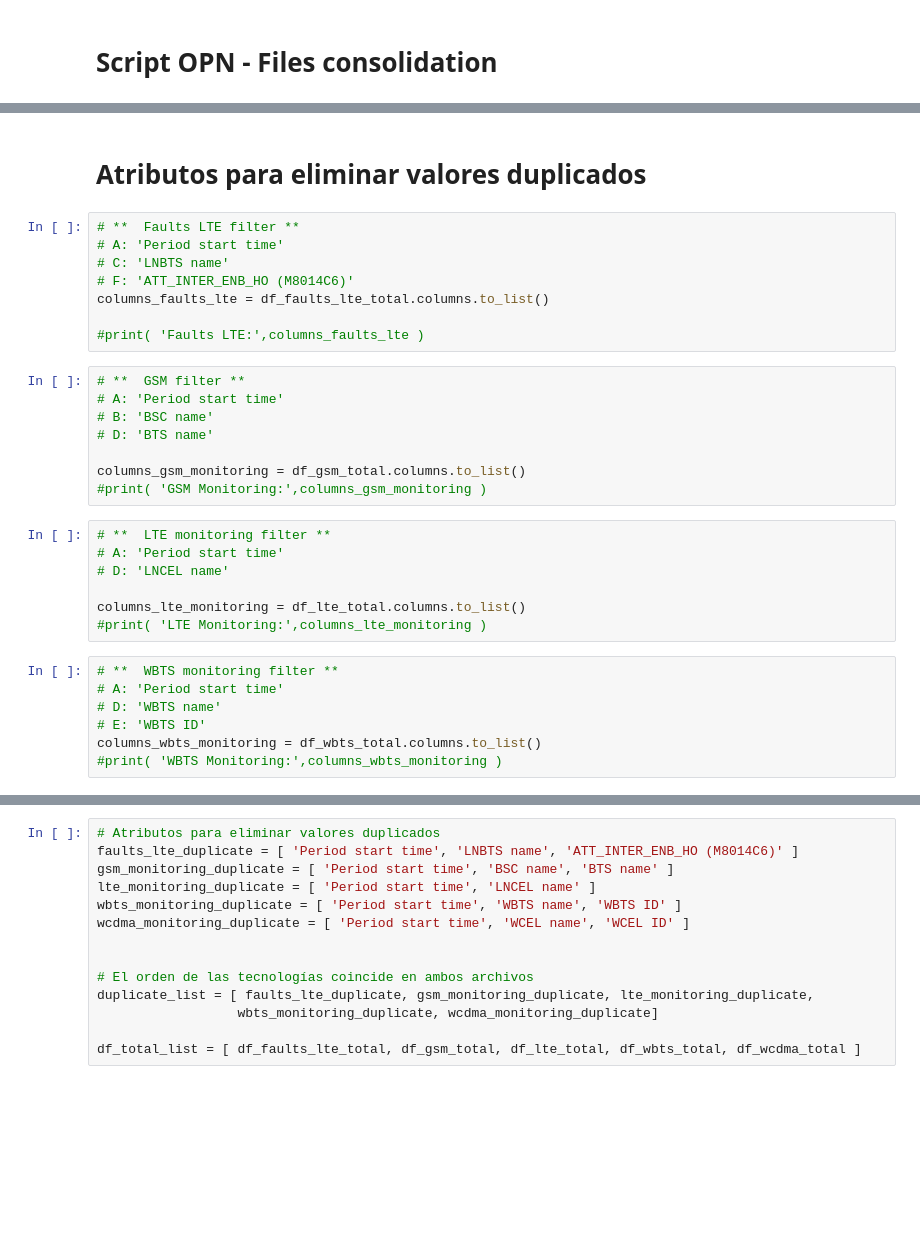
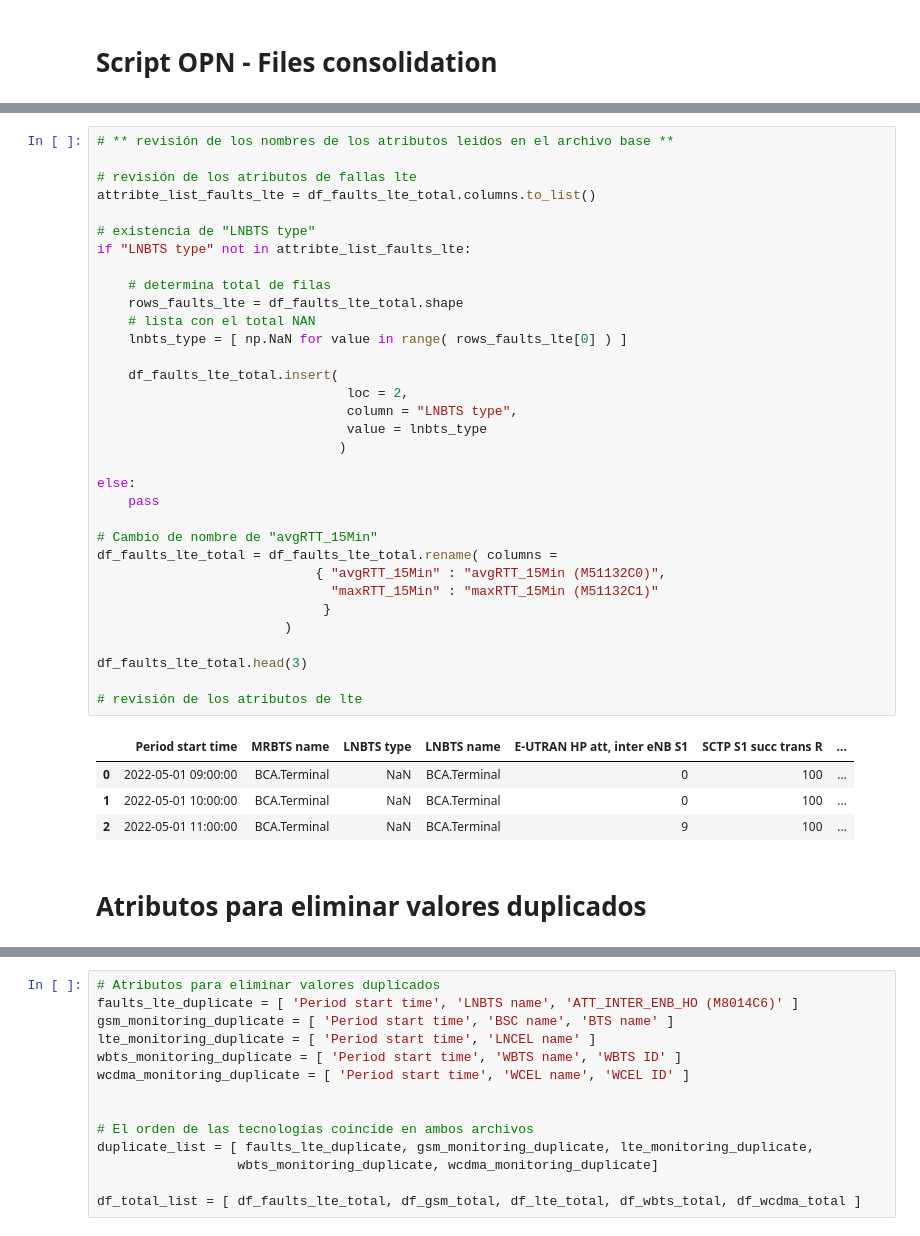
Before and after one commit to osm3rr/opn-nokia, a Jupyter notebook: analysis_v2.ipynb, the cells around one changed output, grey strips where cells are left out. Cells and saved outputs as stored; diff of their text form; blank space fills up the shorter version.

```diff
--- a/analysis_v2.ipynb
+++ b/analysis_v2.ipynb
@@ -199,32 +212,40 @@ shape df_faults_lte_total: (9005, 12), file: 5
+# %%
+# ** revisión de los nombres de los atributos leidos en el archivo base **
+
+# revisión de los atributos de fallas lte
+attribte_list_faults_lte = df_faults_lte_total.columns.to_list()
+
+# existencia de "LNBTS type"
+if "LNBTS type" not in attribte_list_faults_lte:
+
+    # determina total de filas
+    rows_faults_lte = df_faults_lte_total.shape
+    # lista con el total NAN
+    lnbts_type = [ np.NaN for value in range( rows_faults_lte[0] ) ]
+
+    df_faults_lte_total.insert(
+                                loc = 2,
+                                column = "LNBTS type",
+                                value = lnbts_type
+                               )
+
+else:
+    pass
+
+# Cambio de nombre de "avgRTT_15Min"
+df_faults_lte_total = df_faults_lte_total.rename( columns =
+                            { "avgRTT_15Min" : "avgRTT_15Min (M51132C0)",
+                              "maxRTT_15Min" : "maxRTT_15Min (M51132C1)"
+                             }
+                        )
+
+df_faults_lte_total.head(3)
+
+# revisión de los atributos de lte
+# %% [output]
+|  | Period start time | MRBTS name | LNBTS type | LNBTS name | E-UTRAN HP att, inter eNB S1 | SCTP S1 succ trans R | ... |
+| 0 | 2022-05-01 09:00:00 | BCA.Terminal | NaN | BCA.Terminal | 0 | 100 | ... |
+| 1 | 2022-05-01 10:00:00 | BCA.Terminal | NaN | BCA.Terminal | 0 | 100 | ... |
+| 2 | 2022-05-01 11:00:00 | BCA.Terminal | NaN | BCA.Terminal | 9 | 100 | ... |
 # %% [markdown]
 # Atributos para eliminar valores duplicados
-# %%
-# **  Faults LTE filter **
-# A: 'Period start time'
-# C: 'LNBTS name'
-# F: 'ATT_INTER_ENB_HO (M8014C6)'
-columns_faults_lte = df_faults_lte_total.columns.to_list()
-
-#print( 'Faults LTE:',columns_faults_lte )
-# %%
-# **  GSM filter **
-# A: 'Period start time'
-# B: 'BSC name'
-# D: 'BTS name'
-
-columns_gsm_monitoring = df_gsm_total.columns.to_list()
-#print( 'GSM Monitoring:',columns_gsm_monitoring )
-# %%
-# **  LTE monitoring filter **
-# A: 'Period start time'
-# D: 'LNCEL name'
-
-columns_lte_monitoring = df_lte_total.columns.to_list()
-#print( 'LTE Monitoring:',columns_lte_monitoring )
-# %%
-# **  WBTS monitoring filter **
-# A: 'Period start time'
-# D: 'WBTS name'
-# E: 'WBTS ID'
-columns_wbts_monitoring = df_wbts_total.columns.to_list()
-#print( 'WBTS Monitoring:',columns_wbts_monitoring )
```
Also changed, not shown: parts of 55 cells of this notebook, 2 other files.
